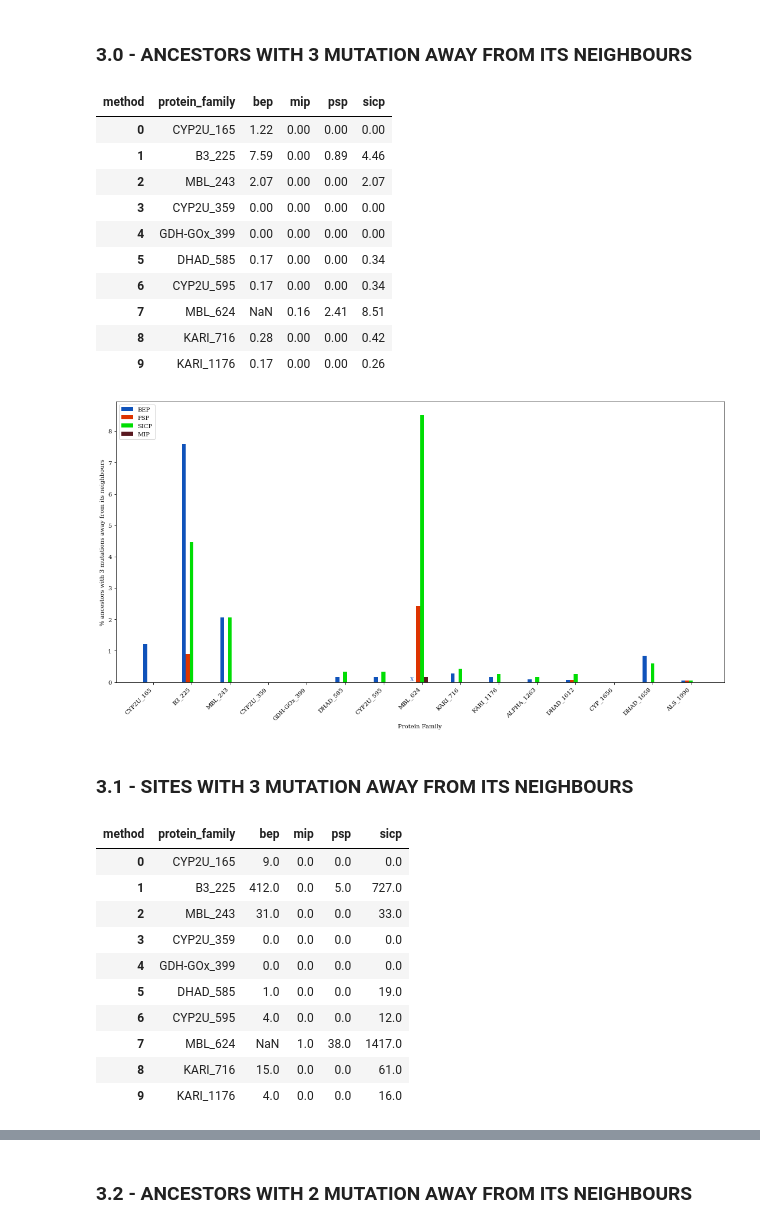
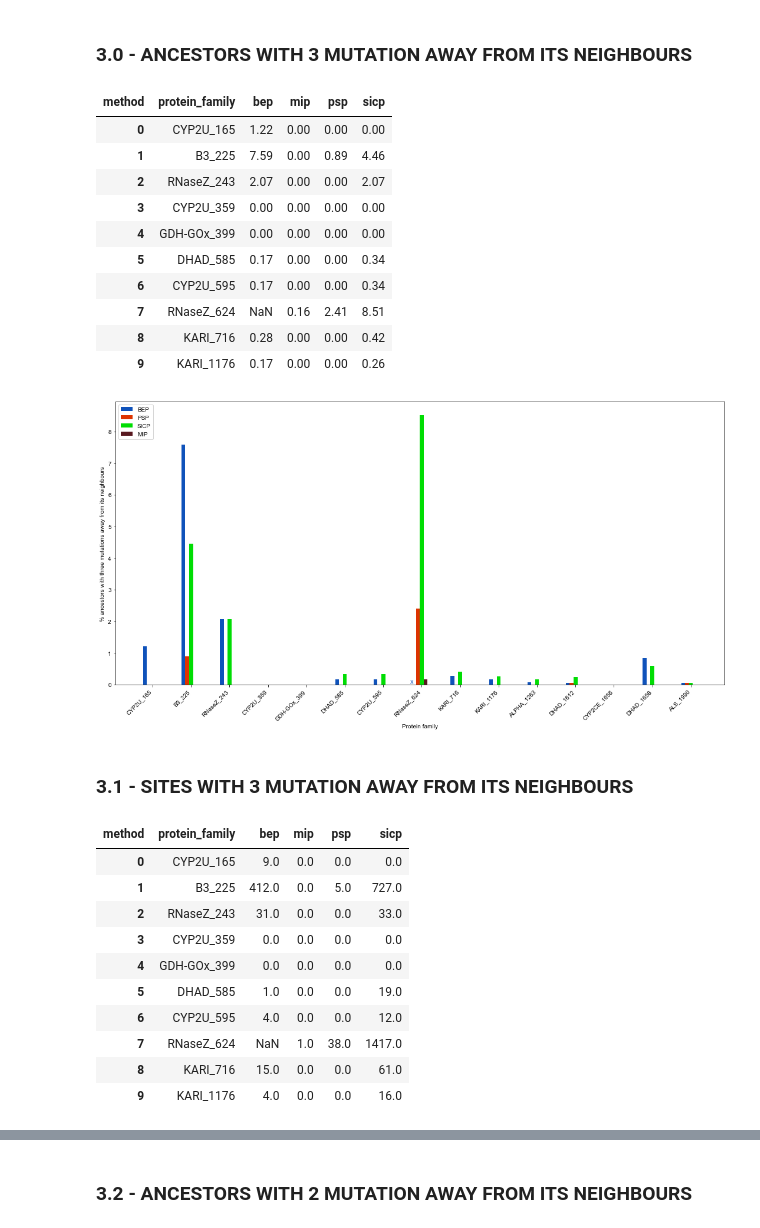
Before and after one commit to santule/indelmip, a Jupyter notebook: notebooks/real_data_evaluation_plots.ipynb, the cells around one changed output, grey strips where cells are left out. Saved outputs shown, nothing was run; the diff lists cells and outputs as text; code cells hidden in the pictures.

```diff
--- a/notebooks/real_data_evaluation_plots.ipynb
+++ b/notebooks/real_data_evaluation_plots.ipynb
@@ -4,9 +4,9 @@ import seaborn as sns
 import matplotlib.pyplot as plt
 import glob, os
 import numpy as np
-experiment_result_folder = '/Users/sanjanatule/Documents/uq/Projects/Indels/indelmip/evaluation/real/'
-data_folder = '/Users/sanjanatule/Documents/uq/Projects/Indels/indelmip/data/real/'
-plot_output_folder = '/Users/sanjanatule/Documents/uq/Projects/Indels/indelmip/plots_for_paper/'
+experiment_result_folder = '/Users/sanjanatule/Documents/uq/Projects/indelmip/evaluation/real/'
+data_folder = '/Users/sanjanatule/Documents/uq/Projects/indelmip/data/real/'
+plot_output_folder = '/Users/sanjanatule/Documents/uq/Projects/indelmip/plots_for_paper/'
 # %%
 plt.rc('axes', titlesize=15)     # fontsize of the axes title
 plt.rc('axes', labelsize=10)    # fontsize of the x and y labels
@@ -15,10 +15,10 @@ plt.rc('ytick', labelsize=10)    # fontsize of the tick labels
 plt.rc('legend', fontsize=10)    # legend fontsize
 plt.rc('font', size=10)          # controls default text sizes
 plt.rcParams["figure.figsize"] = (15,8)
-plt.rcParams["font.family"] = "serif"
+plt.rcParams["font.family"] = "arial"
 colors = sns.color_palette('deep')
 # %%
-pr_families = ['CYP2U_165','B3_225','MBL_243','CYP2U_359','GDH-GOx_399','DHAD_585','CYP2U_595','MBL_624','KARI_716','KARI_1176','ALPHA_1263','DHAD_1612','CYP_1656','DHAD_1658','ALS_1990']
+pr_families = ['CYP2U_165','B3_225','RNaseZ_243','CYP2U_359','GDH-GOx_399','DHAD_585','CYP2U_595','RNaseZ_624','KARI_716','KARI_1176','ALPHA_1263','DHAD_1612','CYP2CE_1656','DHAD_1658','ALS_1990']
 # %% [markdown]
 # 1 - DIFFERENCE IN INDEL EVENTS
 # %%
@@ -157,41 +157,41 @@ a_3_mut_data.head(10)
 | method | protein_family | bep | mip | psp | sicp |
 | 0 | CYP2U_165 | 1.22 | 0.00 | 0.00 | 0.00 |
 | 1 | B3_225 | 7.59 | 0.00 | 0.89 | 4.46 |
-| 2 | MBL_243 | 2.07 | 0.00 | 0.00 | 2.07 |
+| 2 | RNaseZ_243 | 2.07 | 0.00 | 0.00 | 2.07 |
 | 3 | CYP2U_359 | 0.00 | 0.00 | 0.00 | 0.00 |
 | 4 | GDH-GOx_399 | 0.00 | 0.00 | 0.00 | 0.00 |
 | 5 | DHAD_585 | 0.17 | 0.00 | 0.00 | 0.34 |
 | 6 | CYP2U_595 | 0.17 | 0.00 | 0.00 | 0.34 |
-| 7 | MBL_624 | NaN | 0.16 | 2.41 | 8.51 |
+| 7 | RNaseZ_624 | NaN | 0.16 | 2.41 | 8.51 |
 | 8 | KARI_716 | 0.28 | 0.00 | 0.00 | 0.42 |
 | 9 | KARI_1176 | 0.17 | 0.00 | 0.00 | 0.26 |
 # %%
 labels = a_3_mut_data['protein_family']
 x = np.arange(len(labels))
 width = 0.2
 fig,ax1 = plt.subplots(tight_layout=True)
 rects1 = ax1.bar(x - width/2 - width/2, a_3_mut_data['bep'], width/2, label='BEP',color='#0F52BA')
 rects2 = ax1.bar(x - width/2, a_3_mut_data['psp'], width/2, label='PSP',color='#DD3300')
 rects3 = ax1.bar(x, a_3_mut_data['sicp'], width/2, label='SICP',color='#00DD03')
 rects4 = ax1.bar(x + width/2, a_3_mut_data['mip'], width/2, label='MIP',color='#58181F')
 ymin, ymax = plt.ylim()
 
 # did not run
 ax1.text(6.7,0.04, "X",color='#0F52BA',size='small')
 
-ax1.set_ylabel('% ancestors with 3 mutations away from its neighbours')
+ax1.set_ylabel('% ancestors with three mutations away from its neighbours')
 ax1.set_xticks(x)
 ax1.set_xticklabels(labels,ha="right")
-ax1.set_xlabel('Protein Family')
+ax1.set_xlabel('Protein family')
 ax1.tick_params(axis='x', rotation=45)
 ax1.legend(loc="upper left")
 bbox = ax1.get_tightbbox(fig.canvas.get_renderer())
 filename = plot_output_folder + "Real_ancestors_percent_3_mutation_comparison_plot.jpg"
 fig.savefig(filename,dpi=1000)
 # fig.tight_layout()
 plt.show()
 # %% [output]
-[figure, old version]
+[figure, new version]
 # %% [markdown]
 ### 3.1 -  SITES WITH 3 MUTATION AWAY FROM ITS NEIGHBOURS
 # %%
@@ -214,12 +214,12 @@ a_3_mut_data.head(10)
 | method | protein_family | bep | mip | psp | sicp |
 | 0 | CYP2U_165 | 9.0 | 0.0 | 0.0 | 0.0 |
 | 1 | B3_225 | 412.0 | 0.0 | 5.0 | 727.0 |
-| 2 | MBL_243 | 31.0 | 0.0 | 0.0 | 33.0 |
+| 2 | RNaseZ_243 | 31.0 | 0.0 | 0.0 | 33.0 |
 | 3 | CYP2U_359 | 0.0 | 0.0 | 0.0 | 0.0 |
 | 4 | GDH-GOx_399 | 0.0 | 0.0 | 0.0 | 0.0 |
 | 5 | DHAD_585 | 1.0 | 0.0 | 0.0 | 19.0 |
 | 6 | CYP2U_595 | 4.0 | 0.0 | 0.0 | 12.0 |
-| 7 | MBL_624 | NaN | 1.0 | 38.0 | 1417.0 |
+| 7 | RNaseZ_624 | NaN | 1.0 | 38.0 | 1417.0 |
 | 8 | KARI_716 | 15.0 | 0.0 | 0.0 | 61.0 |
 | 9 | KARI_1176 | 4.0 | 0.0 | 0.0 | 16.0 |
 # %%
```
Also changed, not shown: parts of 7 cells of this notebook, 1 other file.
